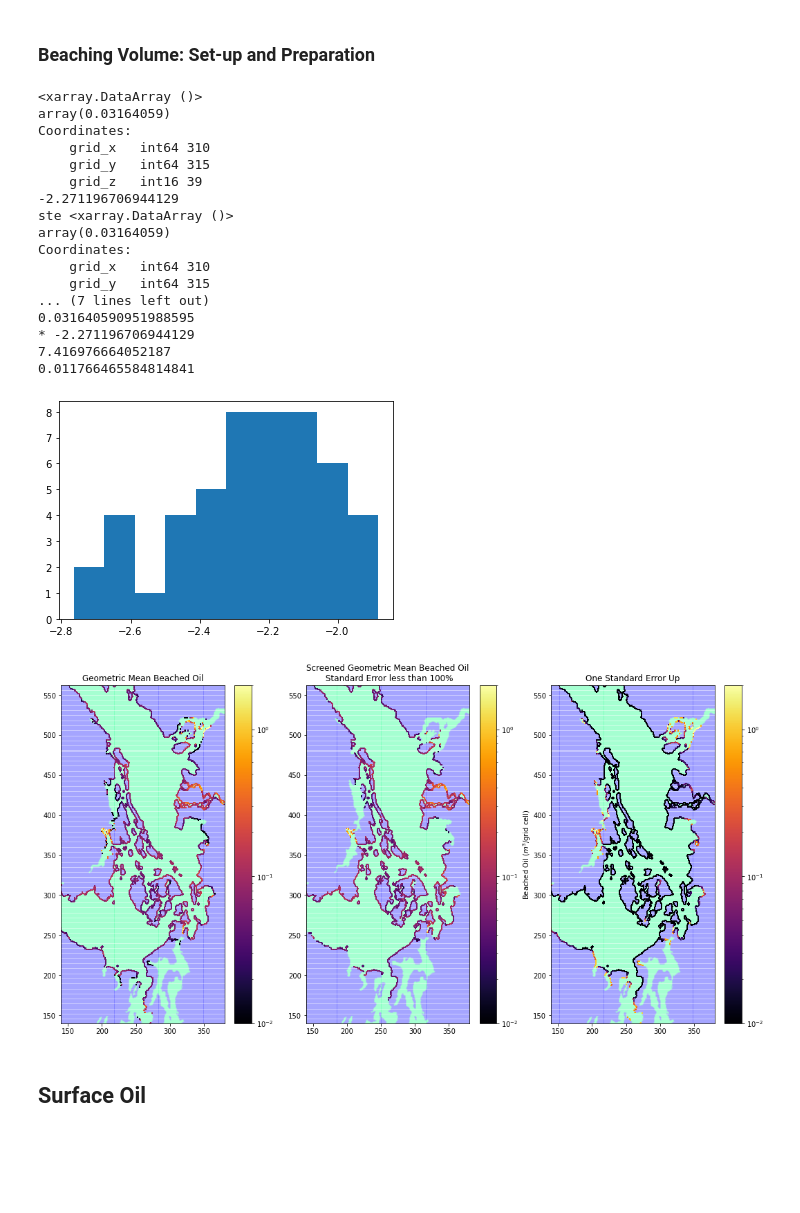
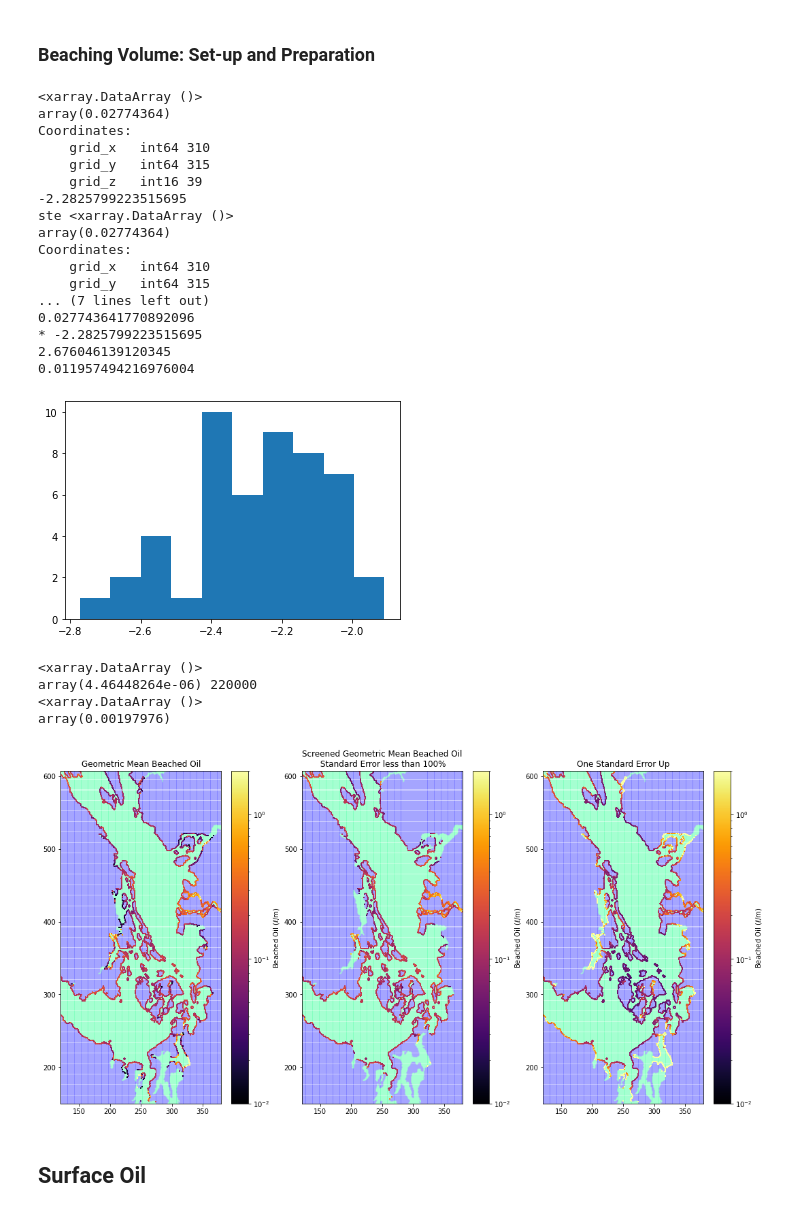
Before and after one commit to MIDOSS/Visualization, a Jupyter notebook: notebooks/Plot_Aggregates_oils.ipynb, the cells around one changed output. Saved outputs shown, nothing was run; the diff lists cells and outputs as text; code cells hidden in the pictures; blank space fills up the shorter version.

```diff
--- a/notebooks/Plot_Aggregates_oils.ipynb
+++ b/notebooks/Plot_Aggregates_oils.ipynb
@@ -11,6 +11,6 @@ import xarray as xr
 
 %matplotlib inline
 # %%
-thefile = '/scratch/allen/MIDOSS/aggregate/thirteenth_200_oils.nc'
+thefile = '/scratch/allen/MIDOSS/aggregate/seventeenth_200_oils.nc'
 oil = xr.open_dataset(thefile)
 whichspills = "All Oil Spills"
@@ -20,0 +17,7 @@ mesh.close()
+# %%
+mesh = xr.open_dataset('~/MEOPAR/grid/mesh_mask201702.nc')
+tmask = 1- mesh.tmask[0, 0]
+divarea = 1/(mesh.e1t[0, 1:-1, 1:-1] * mesh.e2t[0, 1:-1, 1:-1])
+alength = 1/np.maximum(mesh.e1t[0, 1:-1:, 1:-1], mesh.e2t[0, 1:-1, 1:-1])
+print (alength.shape)
+mesh.close()
@@ -21,6 +26,6 @@ mesh.close()
 # %%
-imin = 140
-jmin, jmax = 140, 380
+imin = 150
+jmin, jmax = 120, 380
 imax = imin + (jmax - jmin)*2/500*440
 # %%
 def truncate_colormap(cmap, minval=0.0, maxval=1.0, n=-1):
@@ -143,56 +148,66 @@ print (np.exp(beachedoil.max()))
 print (np.exp(beachedoil.min()))
 # %% [output]
 <xarray.DataArray ()>
-array(0.03164059)
+array(0.02774364)
 Coordinates:
     grid_x   int64 310
     grid_y   int64 315
     grid_z   int16 39
--2.271196706944129
+-2.2825799223515695
 ste <xarray.DataArray ()>
-array(0.03164059)
+array(0.02774364)
 Coordinates:
     grid_x   int64 310
     grid_y   int64 315
 ... (7 lines left out)
-0.031640590951988595
-* -2.271196706944129
-7.416976664052187
-0.011766465584814841
+0.027743641770892096
+* -2.2825799223515695
+2.676046139120345
+0.011957494216976004
-[figure, old version]
+[figure, new version]
+# %%
+print (divarea[200, 200], 500*440)
+print (alength[200, 200])
+# %% [output]
+<xarray.DataArray ()>
+array(4.46448264e-06) 220000
+<xarray.DataArray ()>
+array(0.00197976)
 # %%
 fig, axs = plt.subplots(1, 3, figsize=(18, 9))
 
 vmin, vmax = 0.01, 2
 
 for ax in axs:
     ax.pcolormesh(tmask[1:, 1:], cmap='winter_r', alpha=0.1)
     ax.set_ylim(imin, imax)
     ax.set_xlim(jmin, jmax)
 
 C = axs[0].pcolormesh(
-     np.exp(ma_beach_oil), norm=colors.LogNorm(vmin=vmin, vmax=vmax),
+     np.exp(ma_beach_oil) * alength * 1000, norm=colors.LogNorm(vmin=vmin, vmax=vmax),
     zorder=2, cmap='inferno'
 )
 cb = fig.colorbar(C, ax=axs[0]);
+cb.set_label('Beached Oil ($\ell$/m)')
 axs[0].set_title('Geometric Mean Beached Oil')
 
 C = axs[1].pcolormesh(
-     np.exp(beachedoil),
+     np.exp(beachedoil) * alength * 1000,
     zorder=2, norm=colors.LogNorm(vmin=vmin, vmax=vmax), cmap='inferno'
 )
 cb = fig.colorbar(C, ax=axs[1]);
-cb.set_label('Beached Oil ($m^3$/grid cell)')
+cb.set_label('Beached Oil ($\ell$/m)')
 axs[1].set_title(f'Screened Geometric Mean Beached Oil\n Standard Error less than {perol*100}%')
 
 C = axs[2].pcolormesh(
-     np.exp(ma_beachoil_ste + ma_beach_oil) - np.exp(ma_beach_oil), norm=colors.LogNorm(vmin=vmin, vmax=vmax),
+     (np.exp(ma_beachoil_ste + ma_beach_oil) - np.exp(ma_beach_oil)) * alength * 10000, norm=colors.LogNorm(vmin=vmin, vmax=vmax),
     zorder=2, cmap='inferno'
 )
 cb = fig.colorbar(C, ax=axs[2]);
+cb.set_label('Beached Oil ($\ell$/m)')
 axs[2].set_title('One Standard Error Up');
 # %% [output]
-[figure, old version]
+[figure, new version]
 # %% [markdown]
 ## Surface Oil
 # %% [markdown]
```
Also changed, not shown: parts of 13 cells of this notebook, 4 other files.
